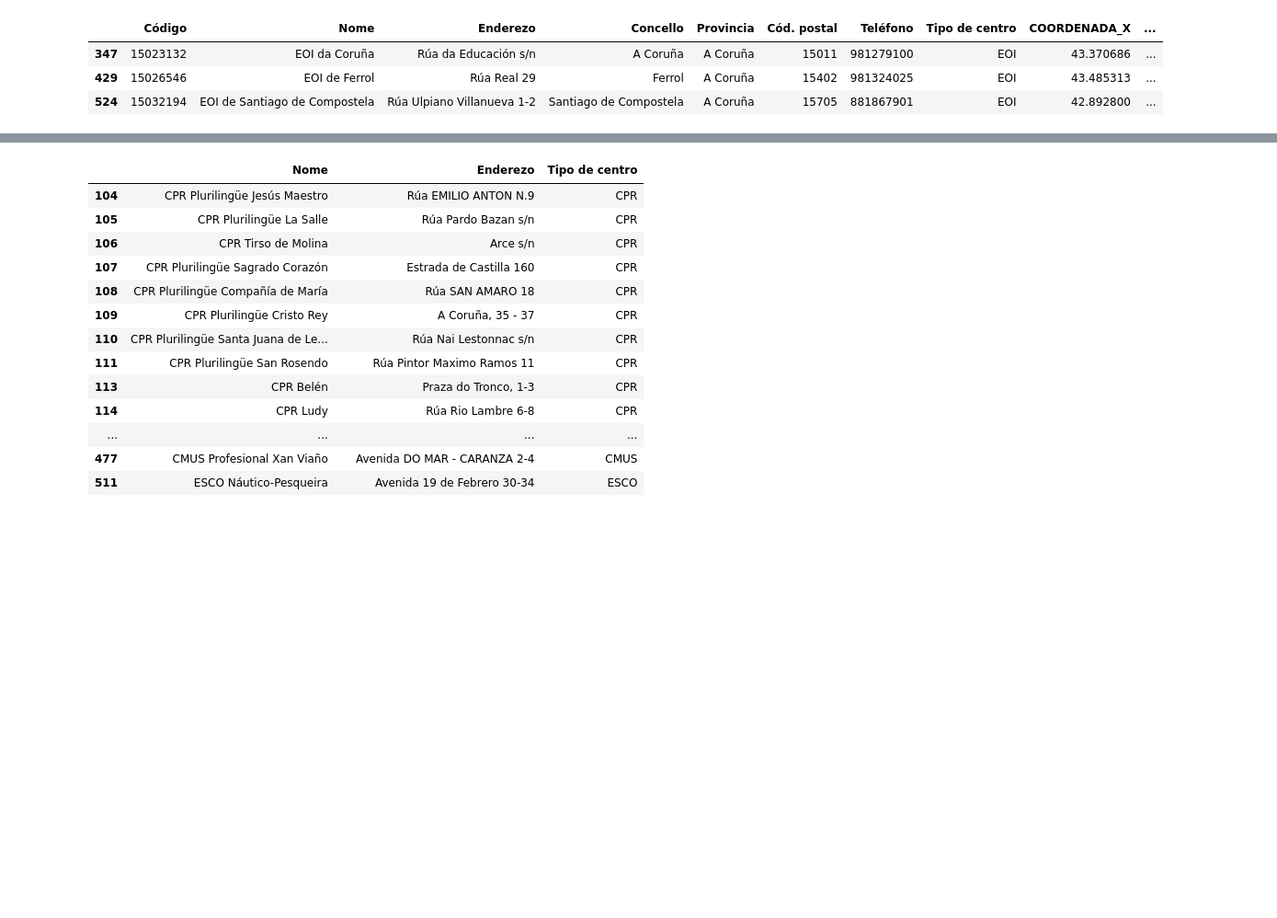
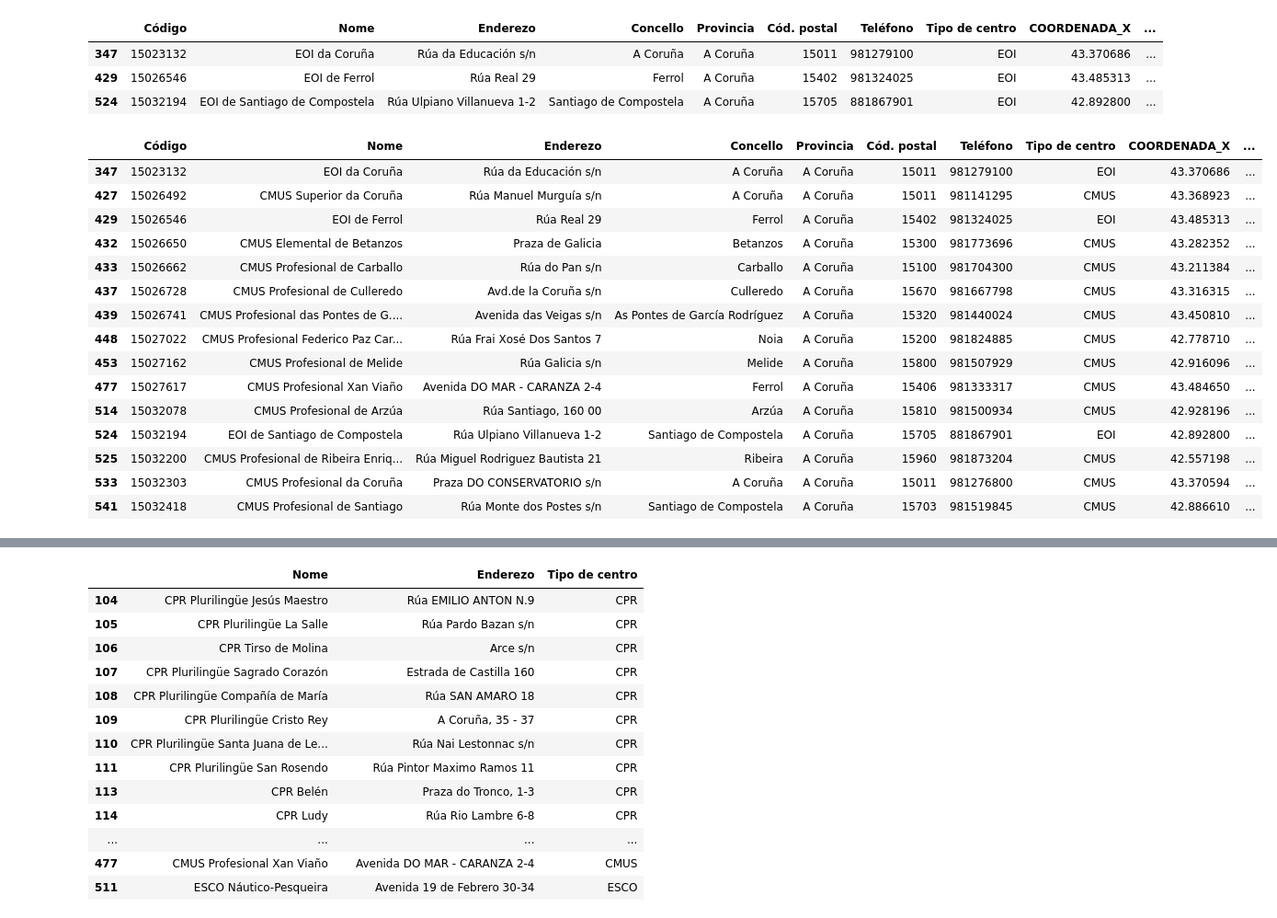
Before and after one commit to manudiazmerry/sistemas-bigdata, a Jupyter notebook: orixes_de_datos/03_lectura_xls-source.ipynb, the cells around one changed output, grey strips where cells are left out. Shown: that part at 92% size. Cells and saved outputs as stored; diff of their text form; code cells hidden in the pictures; blank space fills up the shorter version.

```diff
--- a/orixes_de_datos/03_lectura_xls-source.ipynb
+++ b/orixes_de_datos/03_lectura_xls-source.ipynb
@@ -212,3 +211,24 @@ eois
 | 347 | 15023132 | EOI da Coruña | Rúa da Educación s/n | A Coruña | A Coruña | 15011 | 981279100 | EOI | 43.370686 | ... |
 | 429 | 15026546 | EOI de Ferrol | Rúa Real 29 | Ferrol | A Coruña | 15402 | 981324025 | EOI | 43.485313 | ... |
 | 524 | 15032194 | EOI de Santiago de Compostela | Rúa Ulpiano Villanueva 1-2 | Santiago de Compostela | A Coruña | 15705 | 881867901 | EOI | 42.892800 | ... |
+# %%
+# Crear un dataframe con todas as escolas de idiomas da Coruña ou Conservatorios (CMUS)
+eois = df[(df['Tipo de centro'] == 'EOI') | (df['Tipo de centro'] == 'CMUS')  ]
+eois
+# %% [output]
+|  | Código | Nome | Enderezo | Concello | Provincia | Cód. postal | Teléfono | Tipo de centro | COORDENADA_X | ... |
+| 347 | 15023132 | EOI da Coruña | Rúa da Educación s/n | A Coruña | A Coruña | 15011 | 981279100 | EOI | 43.370686 | ... |
+| 427 | 15026492 | CMUS Superior da Coruña | Rúa Manuel Murguía s/n | A Coruña | A Coruña | 15011 | 981141295 | CMUS | 43.368923 | ... |
+| 429 | 15026546 | EOI de Ferrol | Rúa Real 29 | Ferrol | A Coruña | 15402 | 981324025 | EOI | 43.485313 | ... |
+| 432 | 15026650 | CMUS Elemental de Betanzos | Praza de Galicia | Betanzos | A Coruña | 15300 | 981773696 | CMUS | 43.282352 | ... |
+| 433 | 15026662 | CMUS Profesional de Carballo | Rúa do Pan s/n | Carballo | A Coruña | 15100 | 981704300 | CMUS | 43.211384 | ... |
+| 437 | 15026728 | CMUS Profesional de Culleredo | Avd.de la Coruña s/n | Culleredo | A Coruña | 15670 | 981667798 | CMUS | 43.316315 | ... |
+| 439 | 15026741 | CMUS Profesional das Pontes de G.... | Avenida das Veigas s/n | As Pontes de García Rodríguez | A Coruña | 15320 | 981440024 | CMUS | 43.450810 | ... |
+| 448 | 15027022 | CMUS Profesional Federico Paz Car... | Rúa Frai Xosé Dos Santos 7 | Noia | A Coruña | 15200 | 981824885 | CMUS | 42.778710 | ... |
+| 453 | 15027162 | CMUS Profesional de Melide | Rúa Galicia s/n | Melide | A Coruña | 15800 | 981507929 | CMUS | 42.916096 | ... |
+| 477 | 15027617 | CMUS Profesional Xan Viaño | Avenida DO MAR - CARANZA 2-4 | Ferrol | A Coruña | 15406 | 981333317 | CMUS | 43.484650 | ... |
+| 514 | 15032078 | CMUS Profesional de Arzúa | Rúa Santiago, 160 00 | Arzúa | A Coruña | 15810 | 981500934 | CMUS | 42.928196 | ... |
+| 524 | 15032194 | EOI de Santiago de Compostela | Rúa Ulpiano Villanueva 1-2 | Santiago de Compostela | A Coruña | 15705 | 881867901 | EOI | 42.892800 | ... |
+| 525 | 15032200 | CMUS Profesional de Ribeira Enriq... | Rúa Miguel Rodriguez Bautista 21 | Ribeira | A Coruña | 15960 | 981873204 | CMUS | 42.557198 | ... |
+| 533 | 15032303 | CMUS Profesional da Coruña | Praza DO CONSERVATORIO s/n | A Coruña | A Coruña | 15011 | 981276800 | CMUS | 43.370594 | ... |
+| 541 | 15032418 | CMUS Profesional de Santiago | Rúa Monte dos Postes s/n | Santiago de Compostela | A Coruña | 15703 | 981519845 | CMUS | 42.886610 | ... |
```
Also changed, not shown: parts of 3 cells of this notebook, 2 other files.
